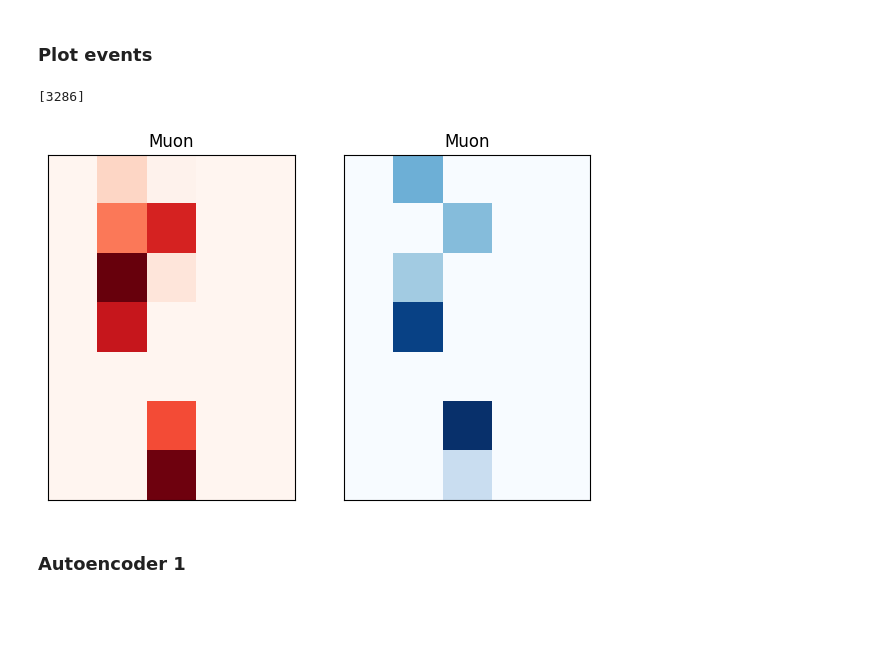
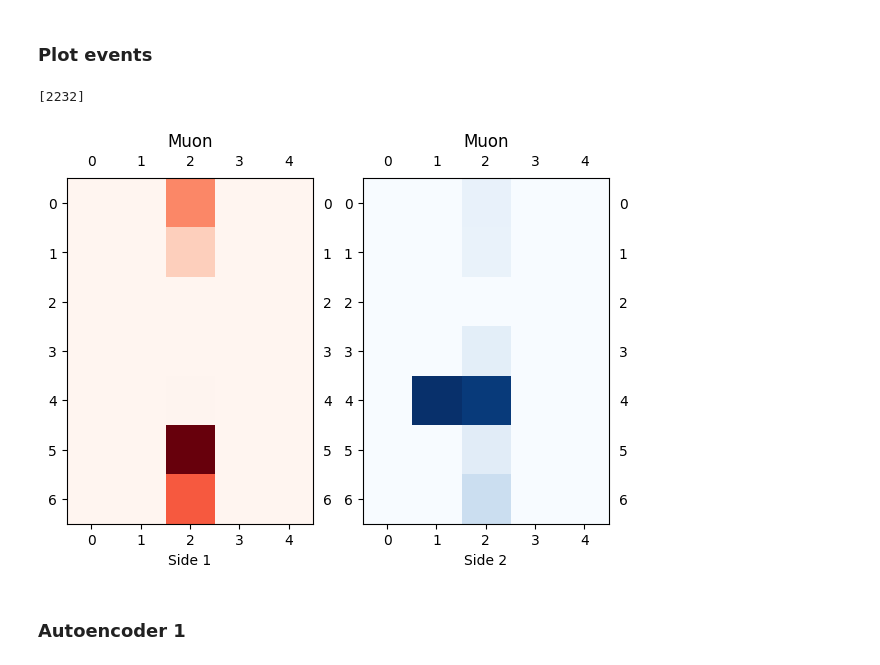
Before and after one commit to dhebel/babycal, a Jupyter notebook: src/main.ipynb, the cells around one changed output. Drawn from its saved outputs; the diff is of its cells as text; code cells hidden in the pictures; blank space fills up the shorter version.

Commit message:
fixed charts and variables, added framework diagram

```diff
--- a/src/main.ipynb
+++ b/src/main.ipynb
@@ -1067,31 +1067,31 @@ Neutron shapes: ((14, 7, 5, 2), (14,))
 # %%
 # Plotting a muon event
 # We will plot a muon event from the training set.
 # We will use the function imshow from matplotlib.pyplot to plot the event.
 # We will use the parameter cmap to plot the two channels of the event with different colors.
 # Plotting the two channels of the event with different colors with shared axis.
 # Plot 3 random events from the training set.
 
 random_events = np.random.randint(0, X_train.shape[0], 1)
 print(random_events)
 
 for i in random_events:
-        plt.figure(figsize=(7,7))
-        plt.subplot(1,2,1)
-        plt.imshow(X_train[i,:,:,0], cmap='Reds')
-        plt.title('Muon' if y_train[i][0] == 0 else 'Antimuon')
-        plt.xticks([])
-        plt.yticks([])
-        plt.subplot(1,2,2, sharex=plt.gca(), sharey=plt.gca())
-        plt.imshow(X_train[i,:,:,1], cmap='Blues')
-        plt.title('Muon' if y_train[i][0] == 0 else 'Antimuon')
+        fig, axs = plt.subplots(1, 2, figsize=(7, 7))
+        axs[0].imshow(X_train[i,:,:,0], cmap='Reds')
+        axs[0].set_title('Muon' if y_train[i][0] == 0 else 'Antimuon')
+        axs[1].imshow(X_train[i,:,:,1], cmap='Blues')
+        axs[1].set_title('Muon' if y_train[i][0] == 0 else 'Antimuon')
         # Show tick labels on both sides
-        plt.tick_params('x', labelbottom=True, labeltop=True)
-        plt.tick_params('y', labelleft=True, labelright=True)
+        axs[0].tick_params('x', labelbottom=True, labeltop=True)
+        axs[0].tick_params('y', labelleft=True, labelright=True)
+        axs[1].tick_params('x', labelbottom=True, labeltop=True)
+        axs[1].tick_params('y', labelleft=True, labelright=True)
+        axs[0].set_xlabel('Side 1')
+        axs[1].set_xlabel('Side 2')
 
 plt.show()
 # %% [output]
-[3286]
+[2232]
-[figure, old version]
+[figure, new version]
 # %% [markdown]
 ### Autoencoder 1
```
Also changed, not shown: parts of 28 cells of this notebook, 2 other files.
